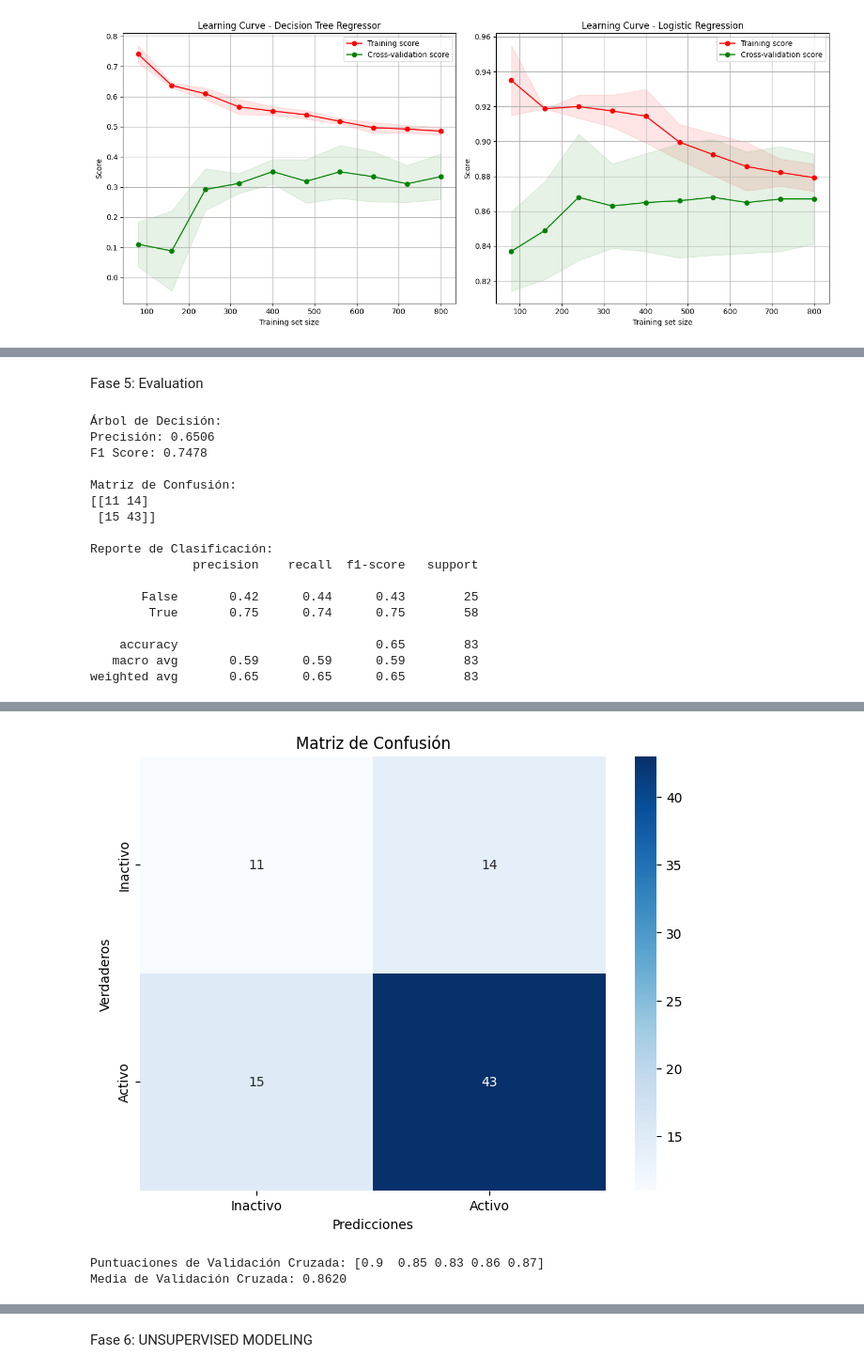
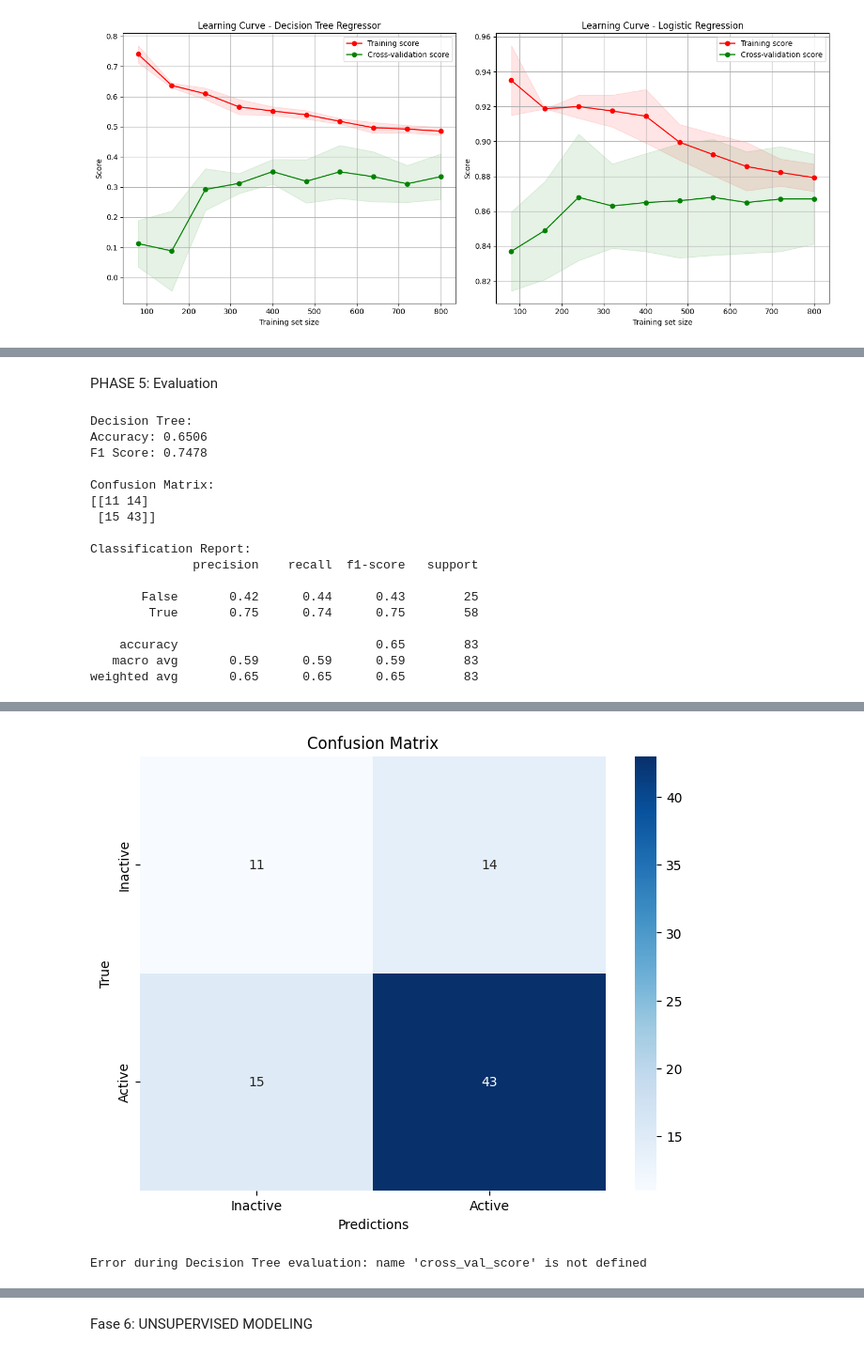
Before and after one commit to Andresilvampuero/monopoly, a Jupyter notebook: monopoly/notebooks/Monopoly.ipynb, the cells around one changed output, grey strips where cells are left out. Shown at 94% size. Drawn from its saved outputs; the diff is of its cells as text; code cells hidden in the pictures.

Commit message:
finalizacion

```diff
--- a/monopoly/notebooks/Monopoly.ipynb
+++ b/monopoly/notebooks/Monopoly.ipynb
@@ -534,7 +555,7 @@ def trim_outliers_iqr(df, columns):
 
     return df_clean
 
-ds_without_outliers = trim_outliers_iqr(ds_imputed, numeric_cols)
+ds_without_outliers = trim_outliers_iqr(ds_imputed, cols_numerics)
 
 columns_of_interest = ['Renta', 'Edad', 'Consumo', 'CUPO_L1']
 
@@ -1041,10 +1052,9 @@ Accuracy = 0.5421686746987951, Confusión =
 # %%
 models = {
-    "Regresión Lineal": LinearRegression(),
-    "Regresión Ridge": Ridge(alpha=1.0),
-    "Árbol de Decisión": DecisionTreeRegressor(max_depth=3)
+    "Linear Regression": LinearRegression(),
+    "Ridge Regression": Ridge(alpha=1.0),
+    "Decision Tree": DecisionTreeRegressor(max_depth=3)
 }
-
 
 results = {}
 
@@ -1062,14 +1072,12 @@ for name, model in models.items():
         "R²": r2
     }
 
-
 results_df = pd.DataFrame(results).T
 print(results_df)
 
-
 results_df[['MSE', 'MAE', 'R²']].plot(kind='bar', figsize=(10, 6))
-plt.title('Comparación de Modelos de Regresión')
-plt.ylabel('Valor de Métrica')
+plt.title('Regression Model Comparison')
+plt.ylabel('Metric Value')
 plt.xticks(rotation=45)
 plt.show()
 # %% [output]
@@ -1378,14 +1377,10 @@ Aplicación: Permite identificar si el modelo necesita más datos, ajustes en lo
 # %% [markdown]
-Fase 5: Evaluation
+PHASE 5: Evaluation
 # %%
 def prepare_data(ds_final, sample_size=100000):
-
-    # Selección de características relevantes
     features = ['Renta', 'Edad', 'Antiguedad', 'Monoproducto_1', 'Dualidad_1', 'Region_2.0']
     X = pd.get_dummies(ds_final[features], drop_first=True)
-
-    # Definir la variable objetivo
-    y = ds_final['FlgAct_T12_1.0']  # Cambia esto a tu variable objetivo
+    y = ds_final['FlgAct_T12_1.0']
 
     if len(X) > sample_size:
         indices = np.random.choice(len(X), sample_size, replace=False)
@@ -1401,67 +1396,57 @@ def evaluate_decision_tree(X_train, X_test, y_train, y_test):
     tree_model.fit(X_train, y_train)
     y_pred = tree_model.predict(X_test)
 
-    # Métricas de evaluación
     accuracy = accuracy_score(y_test, y_pred)
     f1 = f1_score(y_test, y_pred)
 
-    print("Árbol de Decisión:")
-    print(f"Precisión: {accuracy:.4f}")
+    print("Decision Tree:")
+    print(f"Accuracy: {accuracy:.4f}")
     print(f"F1 Score: {f1:.4f}")
 
-    # Matriz de confusión
     cm = confusion_matrix(y_test, y_pred)
-    print("\nMatriz de Confusión:")
+    print("\nConfusion Matrix:")
     print(cm)
 
-    # Reporte de clasificación
     report = classification_report(y_test, y_pred)
-    print("\nReporte de Clasificación:")
+    print("\nClassification Report:")
     print(report)
 
-    # Visualización de la matriz de confusión
     plt.figure(figsize=(8, 6))
-    sns.heatmap(cm, annot=True, fmt='d', cmap='Blues', xticklabels=['Inactivo', 'Activo'], yticklabels=['Inactivo', 'Activo'])
-    plt.ylabel('Verdaderos')
-    plt.xlabel('Predicciones')
-    plt.title('Matriz de Confusión')
+    sns.heatmap(cm, annot=True, fmt='d', cmap='Blues', xticklabels=['Inactive', 'Active'], yticklabels=['Inactive', 'Active'])
+    plt.ylabel('True')
+    plt.xlabel('Predictions')
+    plt.title('Confusion Matrix')
     plt.show()
 
-    # Validación cruzada
     cv_scores = cross_val_score(tree_model, X, y, cv=5)
-    print(f"\nPuntuaciones de Validación Cruzada: {cv_scores}")
-    print(f"Media de Validación Cruzada: {cv_scores.mean():.4f}")
+    print(f"\nCross-Validation Scores: {cv_scores}")
+    print(f"Cross-Validation Mean: {cv_scores.mean():.4f}")
 
-# Ejecución de la evaluación del Árbol de Decisión
 if __name__ == "__main__":
     try:
-        # Asegúrate de que ds_final esté definido y contenga los datos necesarios
         X_train, X_test, y_train, y_test = prepare_data(ds_final)
-
         evaluate_decision_tree(X_train, X_test, y_train, y_test)
-
     except Exception as e:
-        print(f"Error durante la evaluación del Árbol de Decisión: {str(e)}")
+        print(f"Error during Decision Tree evaluation: {str(e)}")
 # %% [output]
-Árbol de Decisión:
-Precisión: 0.6506
+Decision Tree:
+Accuracy: 0.6506
 F1 Score: 0.7478
 
-Matriz de Confusión:
+Confusion Matrix:
 [[11 14]
  [15 43]]
 
-Reporte de Clasificación:
+Classification Report:
               precision    recall  f1-score   support
 
        False       0.42      0.44      0.43        25
         True       0.75      0.74      0.75        58
 
     accuracy                           0.65        83
    macro avg       0.59      0.59      0.59        83
 weighted avg       0.65      0.65      0.65        83
 [interactive output not drawn]
-[figure, old version]
+[figure, new version]
-Puntuaciones de Validación Cruzada: [0.9  0.85 0.83 0.86 0.87]
-Media de Validación Cruzada: 0.8620
+Error during Decision Tree evaluation: name 'cross_val_score' is not defined
 # %% [markdown]
```
Also changed, not shown: parts of 58 cells of this notebook.
